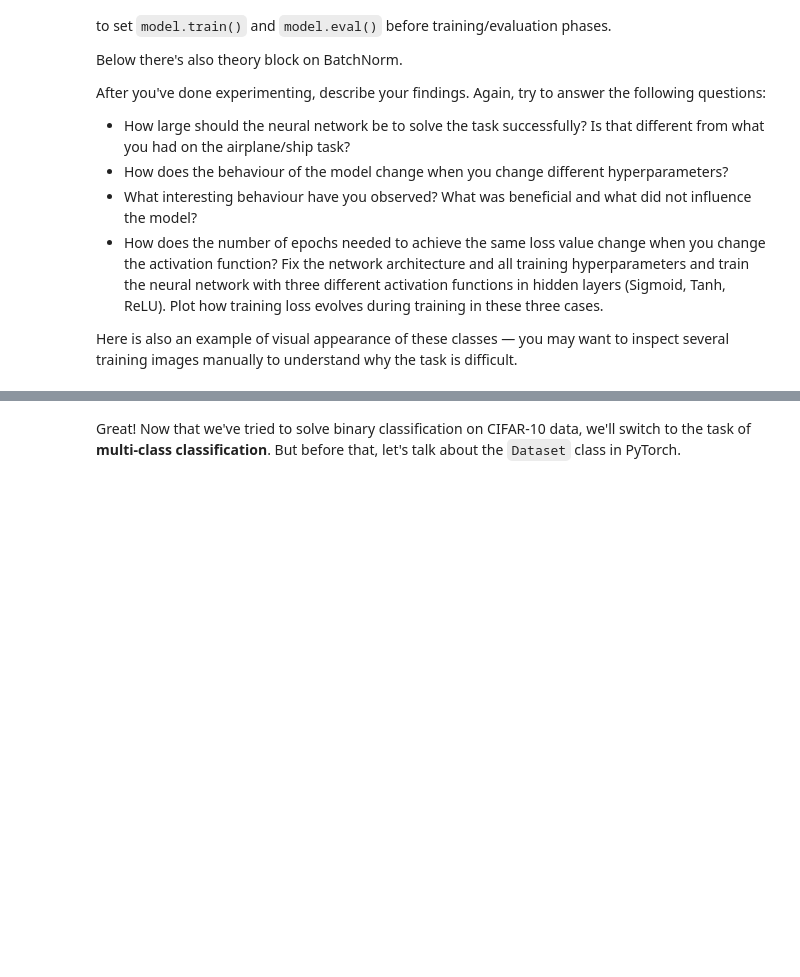
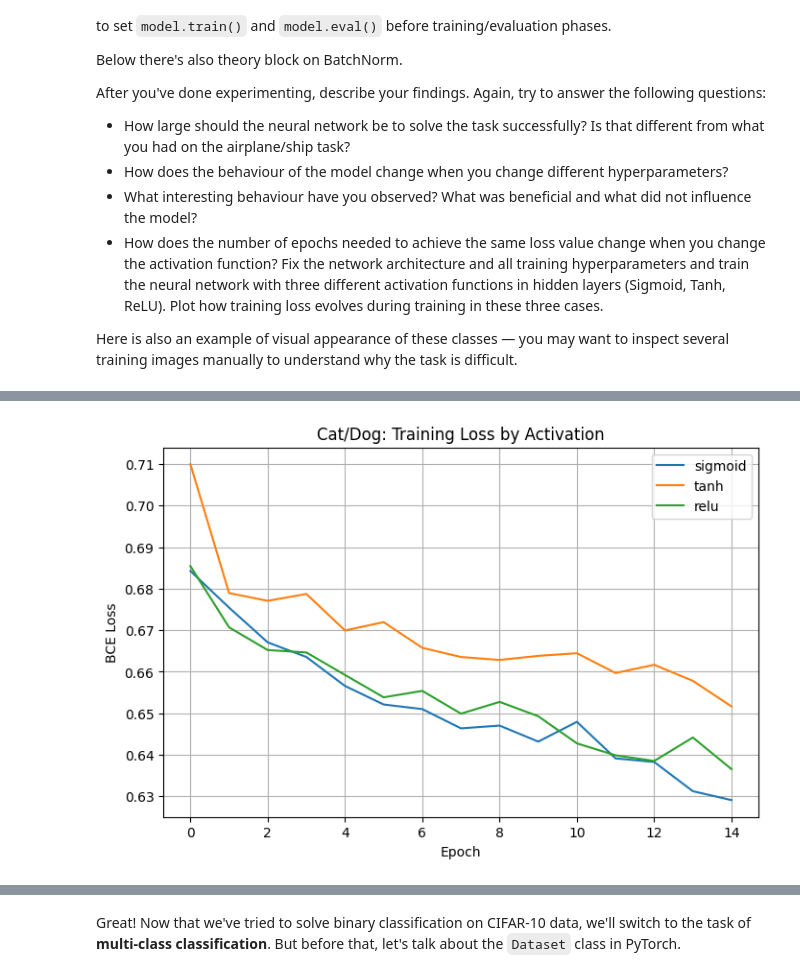
Before and after one commit to aymanapatel/nebius-assignments, a Jupyter notebook: module1/assignment2/homework_CIFAR10.ipynb, the cells around one changed output, grey strips where cells are left out. Cells and saved outputs as stored; diff of their text form; code cells hidden in the pictures; blank space fills up the shorter version.

```diff
--- a/module1/assignment2/homework_CIFAR10.ipynb
+++ b/module1/assignment2/homework_CIFAR10.ipynb
@@ -267,0 +405,68 @@ Here is also an example of visual appearance of these classes — you may want t
+# %%
+# first define new dataloaders for train/test on train_data_cat_dog/test_data_cat_dog
+X_train_cd = torch.tensor(train_data_cat_dog.drop(columns=['label']).values / 255.0, dtype=torch.float32)
+y_train_cd = torch.tensor(train_data_cat_dog['label'].values, dtype=torch.float32)
+X_test_cd = torch.tensor(test_data_cat_dog.drop(columns=['label']).values / 255.0, dtype=torch.float32)
+y_test_cd = torch.tensor(test_data_cat_dog['label'].values, dtype=torch.float32)
+
+train_loader_cd = DataLoader(TensorDataset(X_train_cd, y_train_cd), batch_size=128, shuffle=True)
+test_loader_cd = DataLoader(TensorDataset(X_test_cd, y_test_cd), batch_size=256, shuffle=False)
+# %%
+# Cat/Dog experiments target > 0.64
+
+# Start with architecture tuned on airplane/ship
+catdog_base = Net(hidden_sizes=(512, 256), activation='relu', use_batchnorm=True, dropout=0.2)
+criterion_cd = torch.nn.BCELoss()
+optimizer_cd = torch.optim.Adam(catdog_base.parameters(), lr=1e-3)
+catdog_base = train(catdog_base, train_loader_cd, criterion_cd, optimizer_cd, 30)
+cd_base_loss, cd_base_acc = evaluate(catdog_base, test_loader_cd, criterion_cd)
+print(f"Cat/Dog baseline (from airplane/ship config) -> loss: {cd_base_loss:.4f}, acc: {cd_base_acc:.4f}")
+
+# Improved model
+catdog_best = Net(hidden_sizes=(1024, 512, 256), activation='relu', use_batchnorm=True, dropout=0.3)
+
+# Stage 1
+optimizer_cd_best = torch.optim.AdamW(catdog_best.parameters(), lr=4e-4, weight_decay=3e-4)
+catdog_best = train(catdog_best, train_loader_cd, criterion_cd, optimizer_cd_best, 60)
+
+# Stage 2 fine-tuning
+optimizer_cd_ft = torch.optim.AdamW(catdog_best.parameters(), lr=1e-4, weight_decay=3e-4)
+catdog_best = train(catdog_best, train_loader_cd, criterion_cd, optimizer_cd_ft, 30)
+
+cd_best_loss, cd_best_acc = evaluate(catdog_best, test_loader_cd, criterion_cd)
+print(f"Cat/Dog improved -> loss: {cd_best_loss:.4f}, acc: {cd_best_acc:.4f}")
+
+
+cd_best_loss, cd_best_acc = evaluate(catdog_best, test_loader_cd, criterion_cd)
+print(f"Cat/Dog improved -> loss: {cd_best_loss:.4f}, acc: {cd_best_acc:.4f}")
+# Activation comparison on fixed architecture
+cd_activation_histories = {}
+cd_activation_metrics = {}
+for act in ['sigmoid', 'tanh', 'relu']:
+    model_act = Net(hidden_sizes=(256, 128), activation=act, use_batchnorm=False, dropout=0.0)
+    optimizer_act = torch.optim.Adam(model_act.parameters(), lr=1e-3)
+    model_act = train(model_act, train_loader_cd, criterion_cd, optimizer_act, 15)
+    loss_act, acc_act = evaluate(model_act, test_loader_cd, criterion_cd)
+    cd_activation_histories[act] = model_act.loss_history
+    cd_activation_metrics[act] = (loss_act, acc_act)
+
+plt.figure(figsize=(8, 5))
+for act in ['sigmoid', 'tanh', 'relu']:
+    plt.plot(cd_activation_histories[act], label=act)
+plt.title('Cat/Dog: Training Loss by Activation')
+plt.xlabel('Epoch')
+plt.ylabel('BCE Loss')
+plt.legend()
+plt.grid(True)
+plt.show()
+
+print('Activation comparison (cat/dog):')
+for act, (loss_act, acc_act) in cd_activation_metrics.items():
+    print(f"  {act:7s} -> loss: {loss_act:.4f}, acc: {acc_act:.4f}")
+
+cat_dog_metrics = {
+    'baseline': {'loss': cd_base_loss, 'acc': cd_base_acc},
+    'best': {'loss': cd_best_loss, 'acc': cd_best_acc},
+    'activation': cd_activation_metrics,
+}
+# %% [output]
@@ -267,0 +476 @@ Here is also an example of visual appearance of these classes — you may want t
+[figure, added]
```
Also changed, not shown: parts of 27 cells of this notebook.
